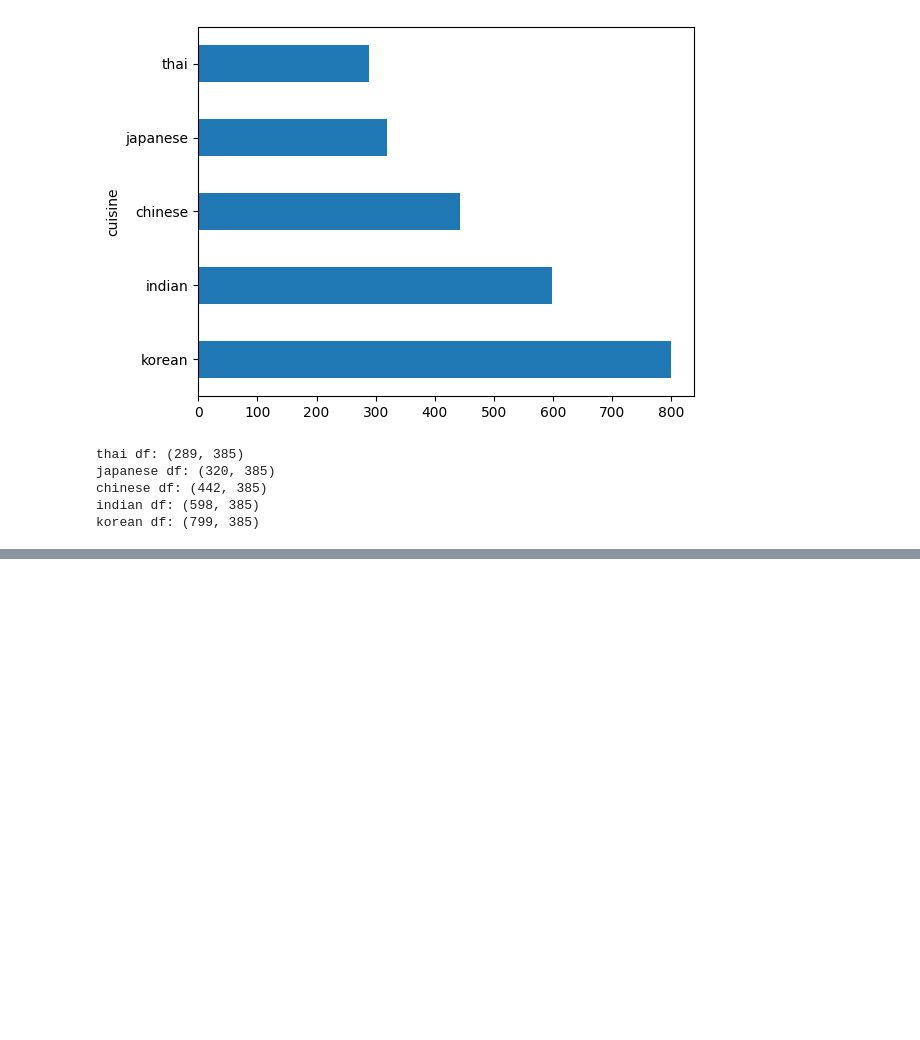
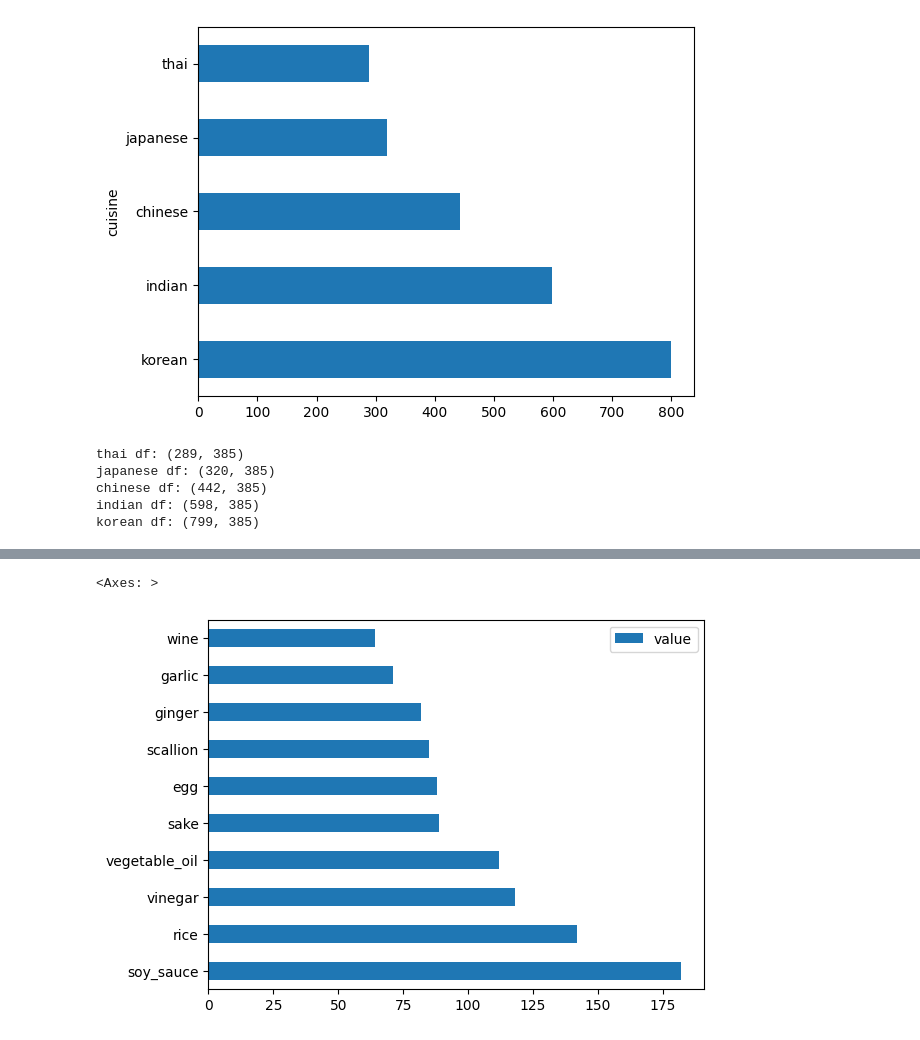
Before and after one commit to Syriii/ML-For-Beginners, a Jupyter notebook: 4-Classification/1-Introduction/notebook.ipynb, the cells around one changed output, grey strips where cells are left out. Cells and saved outputs as stored; diff of their text form; code cells hidden in the pictures; blank space fills up the shorter version.

```diff
--- a/4-Classification/1-Introduction/notebook.ipynb
+++ b/4-Classification/1-Introduction/notebook.ipynb
@@ -64,0 +77,6 @@ def create_ingredient_df(df):
+# %%
+japanese_ingredient_df = create_ingredient_df(japanese_df)
+japanese_ingredient_df.head(10).plot.barh()
+# %% [output]
+<Axes: >
+[figure, added]
```
Also changed, not shown: parts of 10 cells of this notebook, 2 other files.
